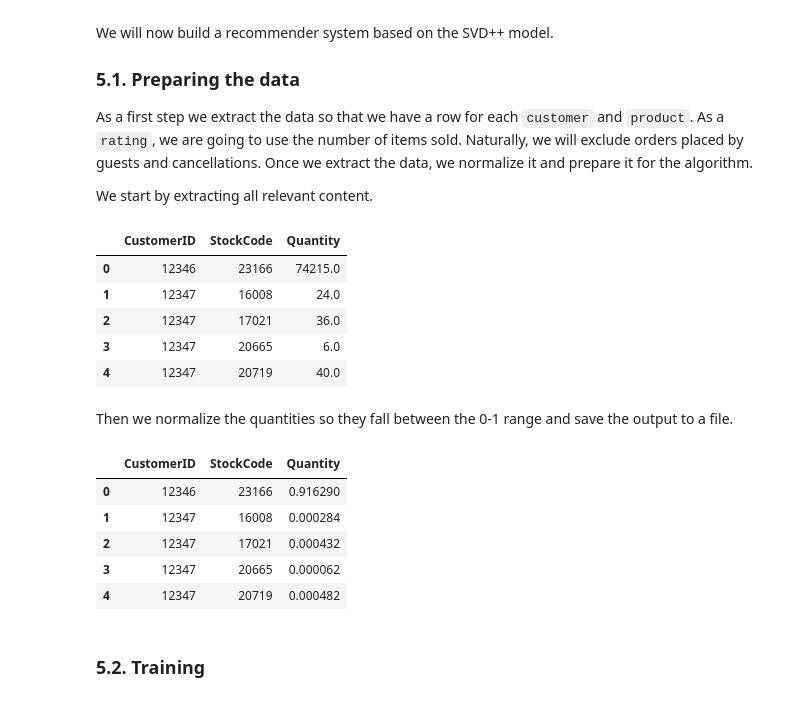
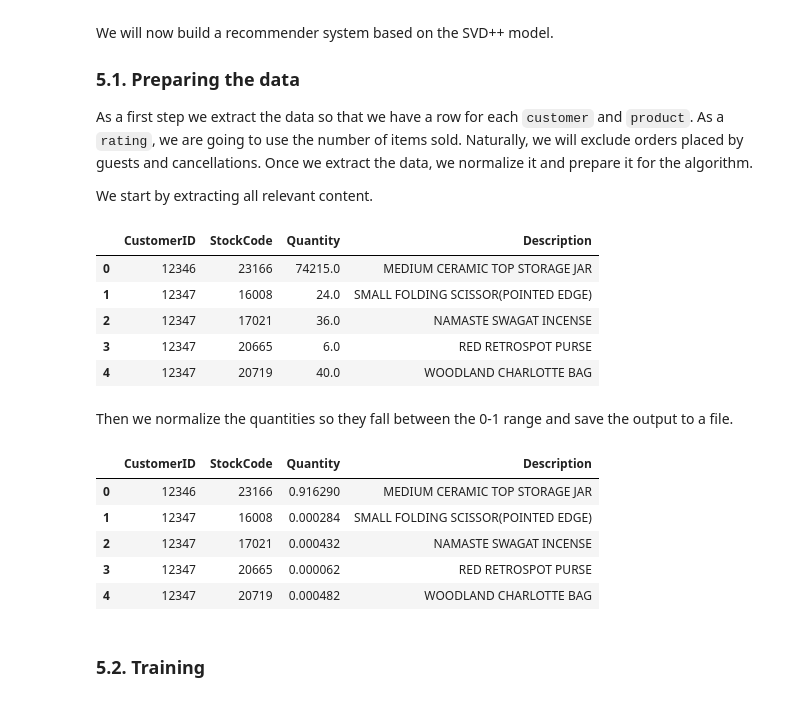
Before and after one commit to romeoc/tales, a Jupyter notebook: ecommerce/giftshop.ipynb, the cells around one changed output. Cells and saved outputs as stored; diff of their text form; code cells hidden in the pictures.

```diff
--- a/ecommerce/giftshop.ipynb
+++ b/ecommerce/giftshop.ipynb
@@ -826,19 +828,19 @@ We start by extracting all relevant content.
 # %%
 interactions = df[(df.CustomerID.notnull()) & (df.RowTotal > 0)] \
     .groupby(['CustomerID', 'StockCode']) \
-    .agg({'Quantity': 'sum'}) \
+    .agg({'Quantity': 'sum', 'Description': 'first'}) \
     .reset_index()
 
 interactions['CustomerID'] = interactions['CustomerID'].astype(int)
 interactions['Quantity'] = interactions['Quantity'].astype(float)
 interactions.head()
 # %% [output]
-|  | CustomerID | StockCode | Quantity |
-| 0 | 12346 | 23166 | 74215.0 |
-| 1 | 12347 | 16008 | 24.0 |
-| 2 | 12347 | 17021 | 36.0 |
-| 3 | 12347 | 20665 | 6.0 |
-| 4 | 12347 | 20719 | 40.0 |
+|  | CustomerID | StockCode | Quantity | Description |
+| 0 | 12346 | 23166 | 74215.0 | MEDIUM CERAMIC TOP STORAGE JAR |
+| 1 | 12347 | 16008 | 24.0 | SMALL FOLDING SCISSOR(POINTED EDGE) |
+| 2 | 12347 | 17021 | 36.0 | NAMASTE SWAGAT INCENSE |
+| 3 | 12347 | 20665 | 6.0 | RED RETROSPOT PURSE |
+| 4 | 12347 | 20719 | 40.0 | WOODLAND CHARLOTTE BAG |
 # %% [markdown]
 Then we normalize the quantities so they fall between the 0-1 range and save the output to a file.
 # %%
@@ -847,12 +849,12 @@ interactions.Quantity = scaler.fit_transform(interactions.Quantity.values.reshap
 interactions.to_csv('data/interactions.csv', sep=',', header=False, index=False);
 interactions.head()
 # %% [output]
-|  | CustomerID | StockCode | Quantity |
-| 0 | 12346 | 23166 | 0.916290 |
-| 1 | 12347 | 16008 | 0.000284 |
-| 2 | 12347 | 17021 | 0.000432 |
-| 3 | 12347 | 20665 | 0.000062 |
-| 4 | 12347 | 20719 | 0.000482 |
+|  | CustomerID | StockCode | Quantity | Description |
+| 0 | 12346 | 23166 | 0.916290 | MEDIUM CERAMIC TOP STORAGE JAR |
+| 1 | 12347 | 16008 | 0.000284 | SMALL FOLDING SCISSOR(POINTED EDGE) |
+| 2 | 12347 | 17021 | 0.000432 | NAMASTE SWAGAT INCENSE |
+| 3 | 12347 | 20665 | 0.000062 | RED RETROSPOT PURSE |
+| 4 | 12347 | 20719 | 0.000482 | WOODLAND CHARLOTTE BAG |
 # %% [markdown]
 ### 5.2. Training
 # %% [markdown]
```
Also changed, not shown: parts of 19 cells of this notebook.
